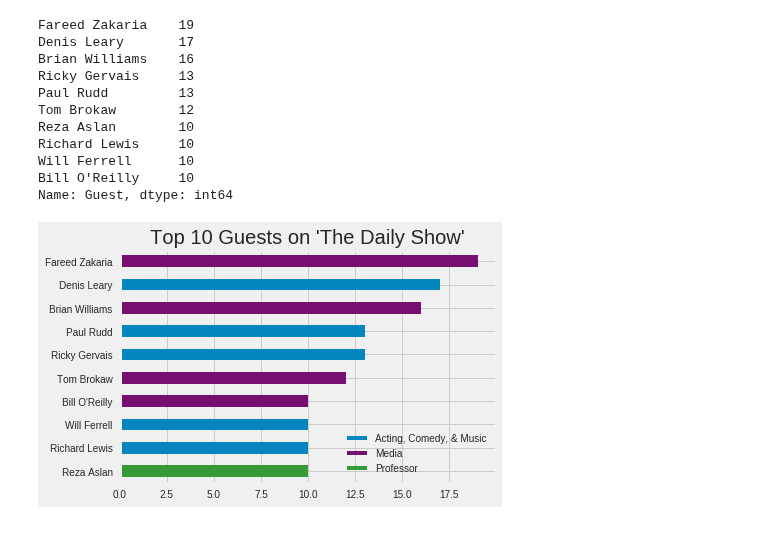
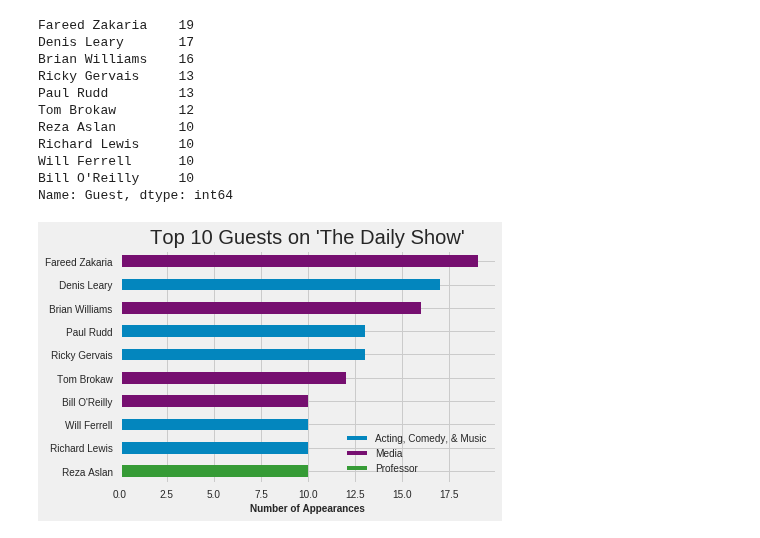
Before and after one commit to bloominstituteoftechnology/DS-Unit-1-Sprint-3-Data-Storytelling, a Jupyter notebook: DS_Unit_1_Sprint_Challenge_3_Data_Storytelling.ipynb, the cells around one changed output. Drawn from its saved outputs; the diff is of its cells as text; code cells hidden in the pictures.

Commit message:
Added xlabel to last plot

```diff
--- a/DS_Unit_1_Sprint_Challenge_3_Data_Storytelling.ipynb
+++ b/DS_Unit_1_Sprint_Challenge_3_Data_Storytelling.ipynb
@@ -204,24 +204,26 @@ top_ten = top_ten.sort_values(ascending=True)
 # %%
 fig = plt.figure();
 # color each bar to coincide with the occupation colors from above
 
 colors = ["#369b36", "#0386be", "#0386be", "#760f70", "#760f70",
           "#0386be", "#0386be", "#760f70", "#0386be", "#760f70"]
 
 ax1 = top_ten.plot(kind="barh", title="Top 10 Guests on 'The Daily Show'", color=colors);
+
+plt.xlabel('Number of Appearances', fontsize=10, fontweight='bold')
 
 # add a custom legend to show the occupation
 
 from matplotlib.lines import Line2D
 
 # purple "#760f70" == media
 # blue "#0386be" == actor, comedian, musician
 # green "#369b36" == other (professor)
 
 legend_colors = [Line2D([0], [0], color='#0386be', lw=4, label='Acting, Comedy, & Music'),
                  Line2D([0], [0], color='#760f70', lw=4, label='Media'),
                  Line2D([0], [0], color='#369b36', lw=4, label='Professor')]
 
 ax1.legend(handles=legend_colors);
 # %% [output]
-[figure, old version]
+[figure, new version]
```
